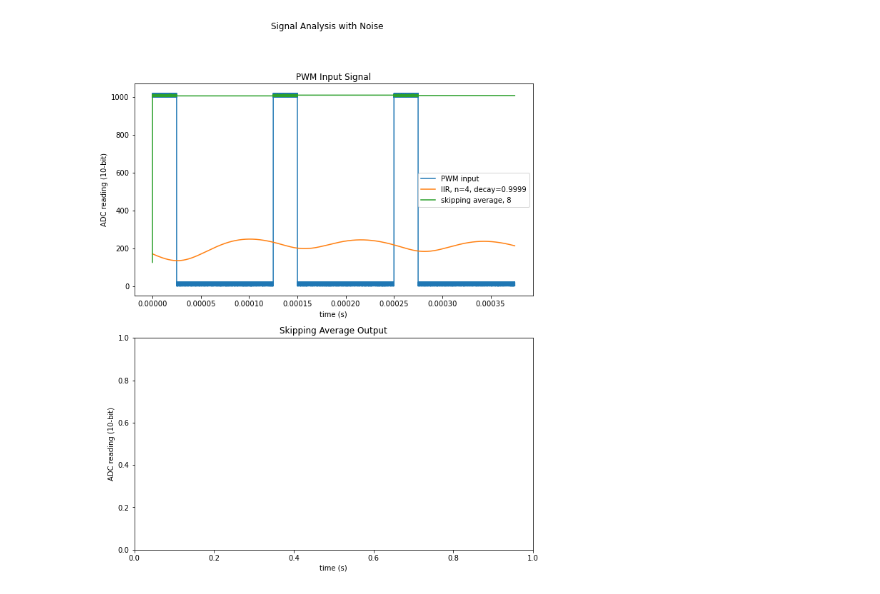
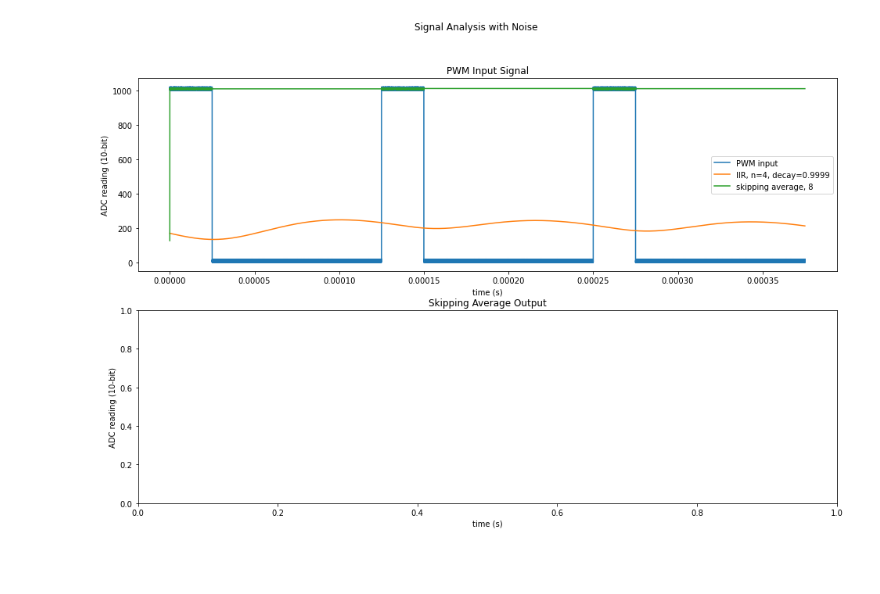
Before and after one commit to rleonard21/hotwire-lite, a Jupyter notebook: dsp/analysis.ipynb, the cells around one changed output. Drawn from its saved outputs; the diff is of its cells as text; code cells hidden in the pictures; blank space fills up the shorter version.

```diff
--- a/dsp/analysis.ipynb
+++ b/dsp/analysis.ipynb
@@ -57,32 +57,32 @@ for (i, sample) in enumerate(sig):
 # build moving averages
 for sample in sig:
     savg8.append(s8.out(int(sample)))
     iir.append(low_pass_single_pole.filter(sample))
 
 # build reference IIR filter
 for stage in range(0, iir_n - 1):
     for (i, sample) in enumerate(iir):
         iir[i] = low_pass_single_pole.filter(sample)
 
 # plot signals
 fig, axs = plt.subplots(2)
 fig.suptitle('Signal Analysis with Noise')
 
 axs[0].set_ylabel("ADC reading (10-bit)")
 axs[1].set_ylabel("ADC reading (10-bit)")
 axs[0].set_xlabel("time (s)")
 axs[1].set_xlabel("time (s)")
 
 axs[0].set_title("PWM Input Signal")
 axs[1].set_title("Skipping Average Output")
 
 axs[0].plot(t, sig, label="PWM input")
 axs[0].plot(t, iir, label="IIR, n={}, decay={}".format(iir_n, decay))
 axs[0].plot(t, savg8, label="skipping average, 8")
 
 axs[0].legend()
 
-plt.rcParams['figure.figsize'] = [10, 12]
+plt.rcParams['figure.figsize'] = [16, 9]
 plt.show()
 # %% [output]
-[figure, old version]
+[figure, new version]
```
Also changed, not shown: 5 other files.
